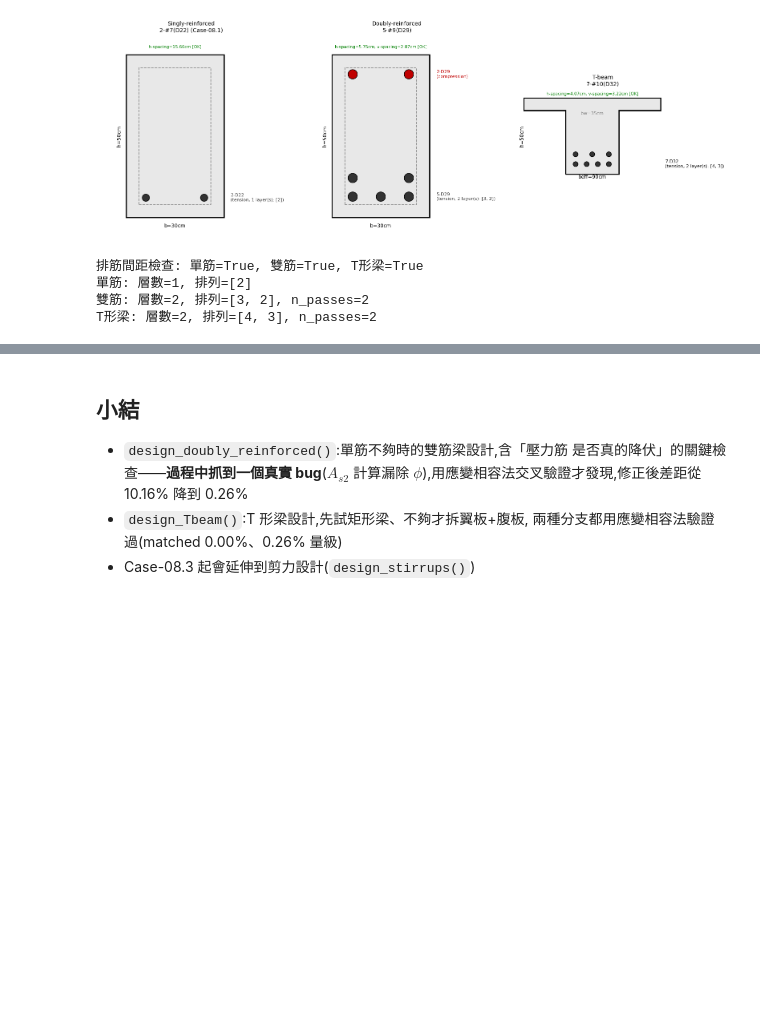
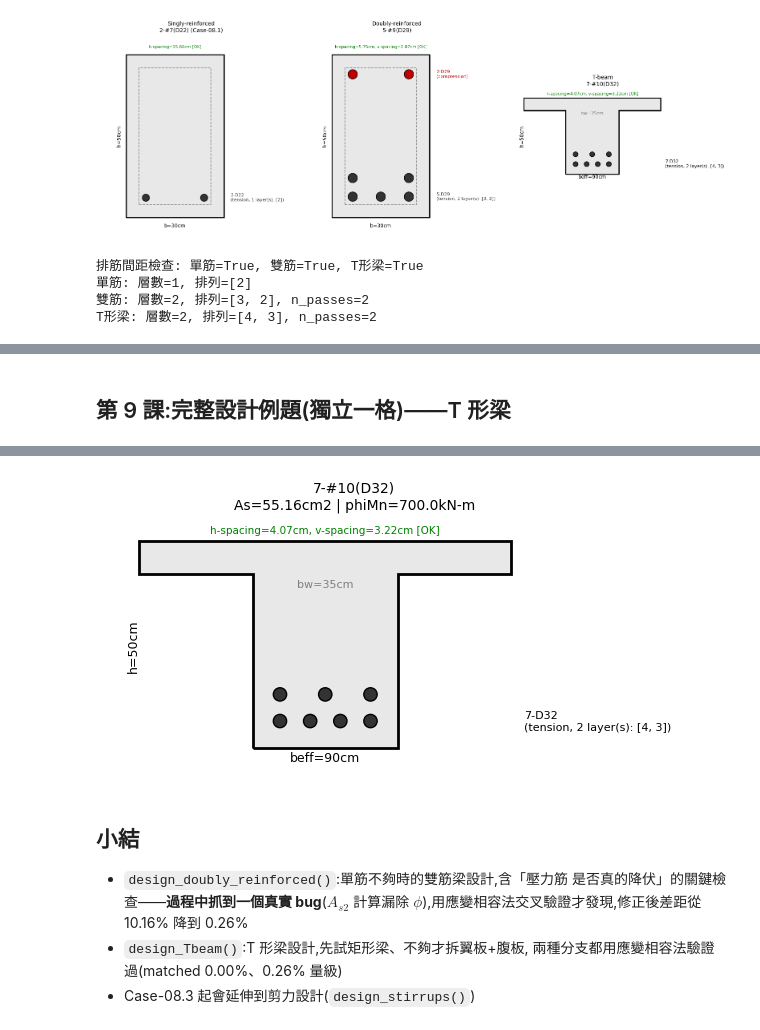
Before and after one commit to zhixiu0223/taiwan-seismic-code-calc, a Jupyter notebook: notebooks/case08_2_doubly_reinforced_Tbeam.ipynb, the cells around one changed output, grey strips where cells are left out. Drawn from its saved outputs; the diff is of its cells as text; code cells hidden in the pictures; blank space fills up the shorter version.

```diff
--- a/notebooks/case08_2_doubly_reinforced_Tbeam.ipynb
+++ b/notebooks/case08_2_doubly_reinforced_Tbeam.ipynb
@@ -311,0 +492,79 @@ T形梁: 層數=2, 排列=[4, 3], n_passes=2
+# %% [markdown]
+## 第 9 課:完整設計例題(獨立一格)——T 形梁
+# %%
+# ============================================================
+# 完整設計例題：T形梁
+# ============================================================
+from rc_design import design_Tbeam, draw_Tbeam_section
+
+# ---------- 題目條件（你可以改這些數字）----------
+bw_cm     = 35.0       # 腹板寬度 (cm)
+beff_cm   = 90.0       # 有效翼板寬度 (cm)
+hf_cm     = 8.0        # 翼板厚度 (cm)
+h_cm_T    = 50.0       # 梁高 (cm)
+fc_T      = 280.0
+fy_T      = 4200.0
+Mu_kNm_T  = 700.0      # 設計彎矩需求 (kN-m)
+
+# ---------- 執行設計 ----------
+rT = design_Tbeam(
+    Mu_kNm=Mu_kNm_T, bw_cm=bw_cm, beff_cm=beff_cm, hf_cm=hf_cm, h_cm=h_cm_T,
+    fc=fc_T, fy=fy_T
+)
+
+if not rT.get('ok'):
+    print(f"設計失敗: {rT['reason']}")
+else:
+    print(f"斷面行為: {rT['mode']}(a<=hf則當矩形梁, 否則真正拆翼板+腹板)")
+
+    # 應變相容法算供給容量(T形梁壓力區可能跨越翼板+腹板, 分開取矩)
+    beta1_T, eps_cu = 0.85, 0.003
+    Es = 2.0e6
+    dT = rT['d']; As_total_T = rT['As_total']
+
+    def section_force_T(c):
+        a = min(beta1_T*c, h_cm_T)
+        if a <= hf_cm:
+            Cc = 0.85*fc_T*beff_cm*a
+            M_c = Cc*(dT-a/2)
+        else:
+            Cc_f = 0.85*fc_T*beff_cm*hf_cm
+            Cc_w = 0.85*fc_T*bw_cm*(a-hf_cm)
+            Cc = Cc_f + Cc_w
+            M_c = Cc_f*(dT-hf_cm/2) + Cc_w*(dT-hf_cm-(a-hf_cm)/2)
+        eps_y = fy_T/Es
+        eps_s = eps_cu*(c-dT)/c if c > 0 else 0
+        eps_s = max(min(eps_s, eps_y), -eps_y)
+        Ts = As_total_T*Es*eps_s
+        return Cc+Ts, M_c
+
+    c_lo, c_hi = 0.1, h_cm_T
+    for _ in range(100):
+        c_mid = (c_lo+c_hi)/2
+        N, _ = section_force_T(c_mid)
+        if N > 0: c_hi = c_mid
+        else: c_lo = c_mid
+    _, M_final_T = section_force_T((c_lo+c_hi)/2)
+    phiMn_T = 0.9*M_final_T*9.80665e-5
+
+    print_design_summary(
+        kind="Case-08.2 T形梁撓曲設計",
+        geometry={"bw": f"{bw_cm} cm", "beff": f"{beff_cm} cm", "hf": f"{hf_cm} cm",
+                  "有效深度 d": f"{dT:.2f} cm"},
+        material={"fc'": f"{fc_T} kgf/cm^2", "fy": f"{fy_T} kgf/cm^2"},
+        demand={"設計彎矩 Mu": f"{Mu_kNm_T} kN-m"},
+        result=rT,
+        capacity_value=phiMn_T,
+        demand_value=Mu_kNm_T,
+    )
+
+    fig, ax = plt.subplots(figsize=(6, 6))
+    draw_Tbeam_section(
+        bw_cm=bw_cm, beff_cm=beff_cm, hf_cm=hf_cm, h_cm=h_cm_T, cover_cm=4.0,
+        layout=rT['layout'], bar_diameter_cm=rT['bar_d'],
+        title=f"{rT['n_bars']}-{rT['bar_size']}\nAs={As_total_T:.2f}cm2 | phiMn={phiMn_T:.1f}kN-m",
+        ax=ax
+    )
+    plt.tight_layout()
+    plt.show()
+# %% [output]
@@ -312,3 +588,4 @@ T形梁: 層數=2, 排列=[4, 3], n_passes=2
+[figure, added]
 # %% [markdown]
 ## 小結
 
```
Also changed, not shown: parts of 5 cells of this notebook, 3 other files.
